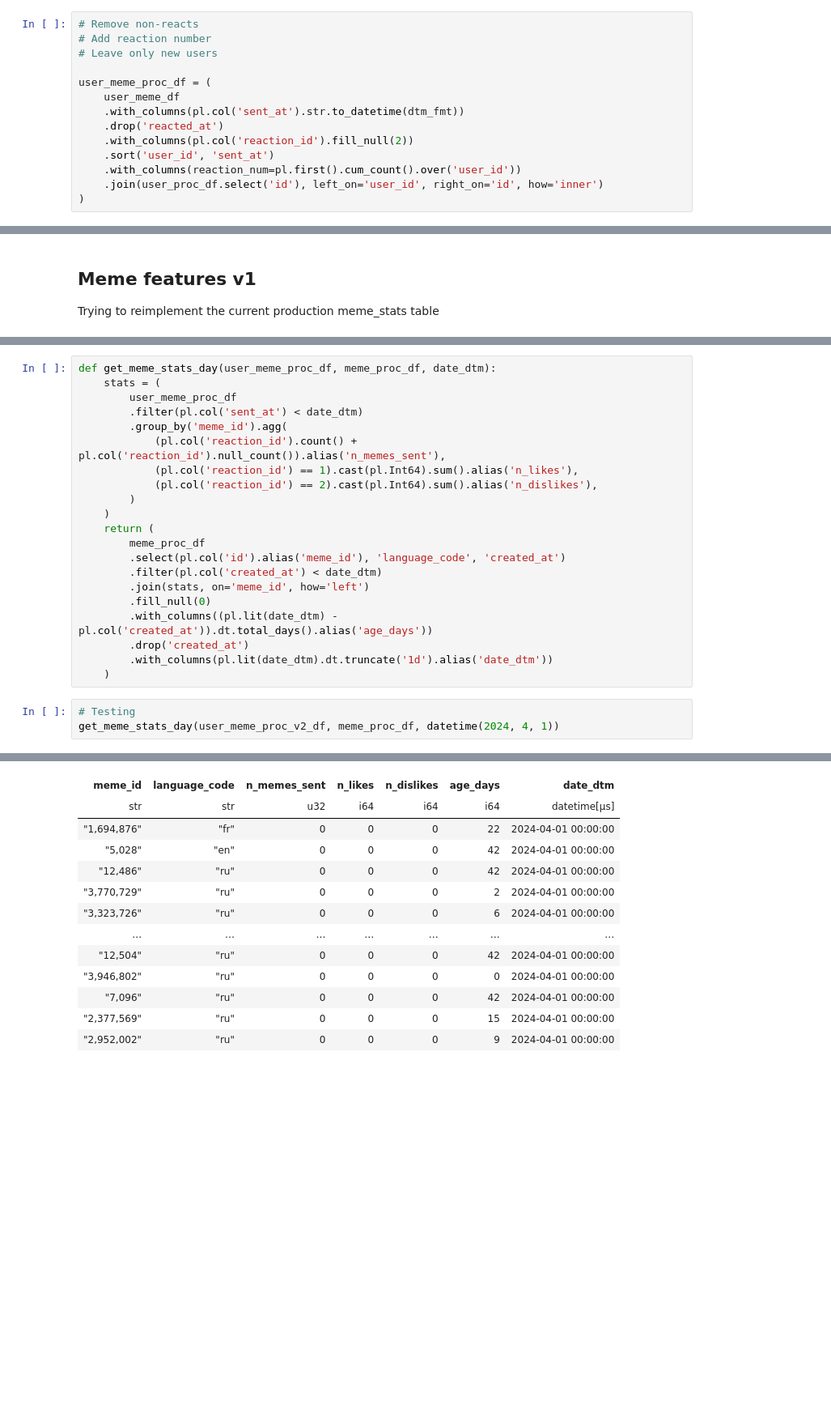
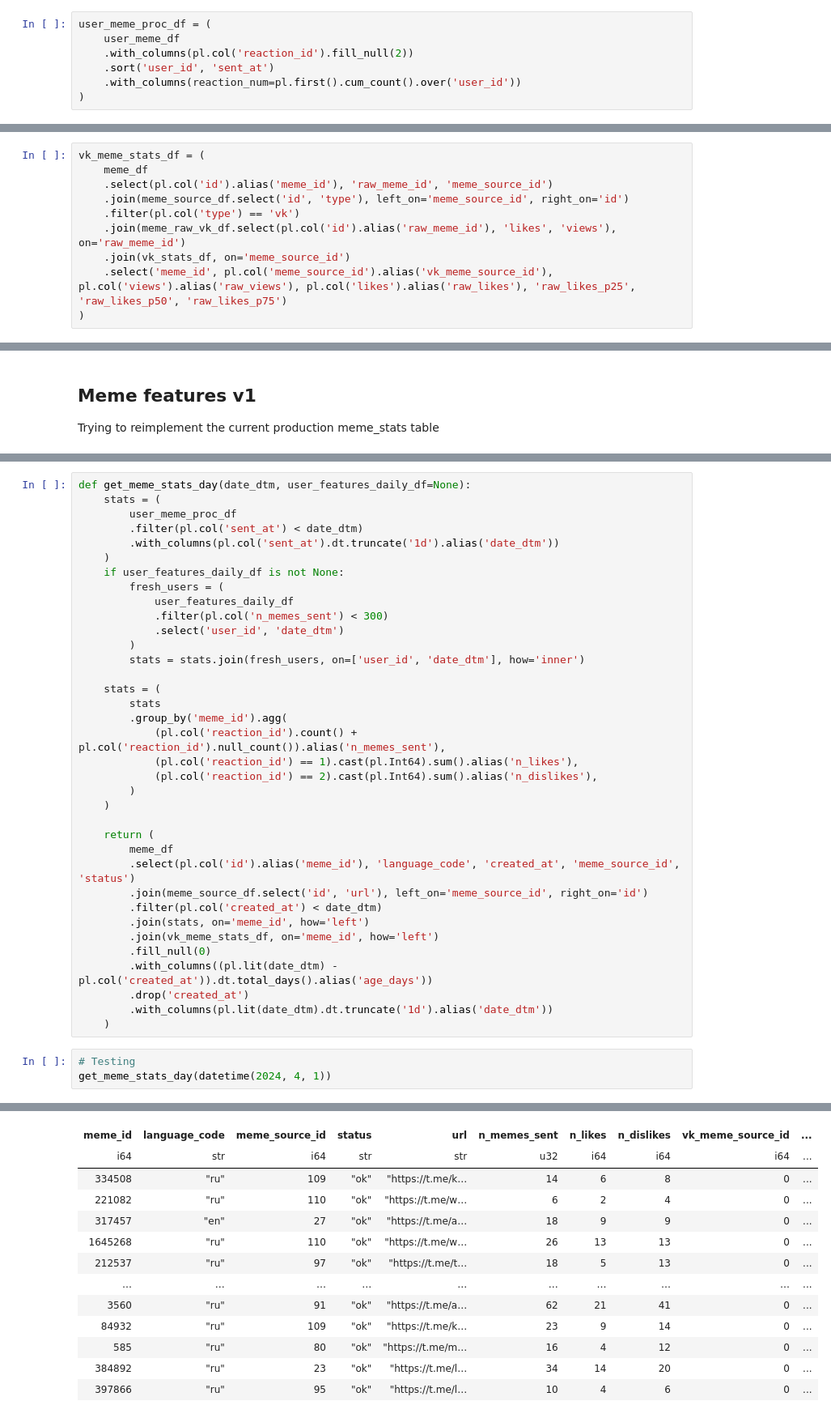
Before and after one commit to ffmemes/ff-research, a Jupyter notebook: 2405_cold_start_baselines/Cold Start Dataset Preparation.ipynb, the cells around one changed output, grey strips where cells are left out. Shown at 81% size. Saved outputs shown, nothing was run; the diff lists cells and outputs as text; blank space fills up the shorter version.

Commit message:
added new algo - selected sources

```diff
--- a/2405_cold_start_baselines/Cold Start Dataset Preparation.ipynb
+++ b/2405_cold_start_baselines/Cold Start Dataset Preparation.ipynb
@@ -54,14 +49,7 @@ user_proc_df = (
 # %%
-# Remove non-reacts
-# Add reaction number
-# Leave only new users
-
 user_meme_proc_df = (
     user_meme_df
-    .with_columns(pl.col('sent_at').str.to_datetime(dtm_fmt))
-    .drop('reacted_at')
     .with_columns(pl.col('reaction_id').fill_null(2))
     .sort('user_id', 'sent_at')
     .with_columns(reaction_num=pl.first().cum_count().over('user_id'))
-    .join(user_proc_df.select('id'), left_on='user_id', right_on='id', how='inner')
 )
@@ -141,0 +189,10 @@ coldstart_dataset_df.write_parquet('coldstart_dataset.pq')
+# %%
+vk_meme_stats_df = (
+    meme_df
+    .select(pl.col('id').alias('meme_id'), 'raw_meme_id', 'meme_source_id')
+    .join(meme_source_df.select('id', 'type'), left_on='meme_source_id', right_on='id')
+    .filter(pl.col('type') == 'vk')
+    .join(meme_raw_vk_df.select(pl.col('id').alias('raw_meme_id'), 'likes', 'views'), on='raw_meme_id')
+    .join(vk_stats_df, on='meme_source_id')
+    .select('meme_id', pl.col('meme_source_id').alias('vk_meme_source_id'), pl.col('views').alias('raw_views'), pl.col('likes').alias('raw_likes'), 'raw_likes_p25', 'raw_likes_p50', 'raw_likes_p75')
+)
@@ -159,19 +222,34 @@ user_meme_proc_v2_df = (
 # %%
-def get_meme_stats_day(user_meme_proc_df, meme_proc_df, date_dtm):
+def get_meme_stats_day(date_dtm, user_features_daily_df=None):
     stats = (
         user_meme_proc_df
         .filter(pl.col('sent_at') < date_dtm)
+        .with_columns(pl.col('sent_at').dt.truncate('1d').alias('date_dtm'))
+    )
+    if user_features_daily_df is not None:
+        fresh_users = (
+            user_features_daily_df
+            .filter(pl.col('n_memes_sent') < 300)
+            .select('user_id', 'date_dtm')
+        )
+        stats = stats.join(fresh_users, on=['user_id', 'date_dtm'], how='inner')
+
+    stats = (
+        stats
         .group_by('meme_id').agg(
             (pl.col('reaction_id').count() + pl.col('reaction_id').null_count()).alias('n_memes_sent'),
             (pl.col('reaction_id') == 1).cast(pl.Int64).sum().alias('n_likes'),
             (pl.col('reaction_id') == 2).cast(pl.Int64).sum().alias('n_dislikes'),
         )
     )
+
     return (
-        meme_proc_df
-        .select(pl.col('id').alias('meme_id'), 'language_code', 'created_at')
+        meme_df
+        .select(pl.col('id').alias('meme_id'), 'language_code', 'created_at', 'meme_source_id', 'status')
+        .join(meme_source_df.select('id', 'url'), left_on='meme_source_id', right_on='id')
         .filter(pl.col('created_at') < date_dtm)
         .join(stats, on='meme_id', how='left')
+        .join(vk_meme_stats_df, on='meme_id', how='left')
         .fill_null(0)
         .with_columns((pl.lit(date_dtm) - pl.col('created_at')).dt.total_days().alias('age_days'))
         .drop('created_at')
@@ -179,5 +257,5 @@ def get_meme_stats_day(user_meme_proc_df, meme_proc_df, date_dtm):
     )
 # %%
 # Testing
-get_meme_stats_day(user_meme_proc_v2_df, meme_proc_df, datetime(2024, 4, 1))
+get_meme_stats_day(datetime(2024, 4, 1))
 # %% [output]
@@ -185,16 +263,16 @@ shape: (38_473, 7)
-| meme_id | language_code | n_memes_sent | n_likes | n_dislikes | age_days | date_dtm |
-| str | str | u32 | i64 | i64 | i64 | datetime[μs] |
-| "1,694,876" | "fr" | 0 | 0 | 0 | 22 | 2024-04-01 00:00:00 |
-| "5,028" | "en" | 0 | 0 | 0 | 42 | 2024-04-01 00:00:00 |
-| "12,486" | "ru" | 0 | 0 | 0 | 42 | 2024-04-01 00:00:00 |
-| "3,770,729" | "ru" | 0 | 0 | 0 | 2 | 2024-04-01 00:00:00 |
-| "3,323,726" | "ru" | 0 | 0 | 0 | 6 | 2024-04-01 00:00:00 |
-| … | … | … | … | … | … | … |
-| "12,504" | "ru" | 0 | 0 | 0 | 42 | 2024-04-01 00:00:00 |
-| "3,946,802" | "ru" | 0 | 0 | 0 | 0 | 2024-04-01 00:00:00 |
-| "7,096" | "ru" | 0 | 0 | 0 | 42 | 2024-04-01 00:00:00 |
-| "2,377,569" | "ru" | 0 | 0 | 0 | 15 | 2024-04-01 00:00:00 |
-| "2,952,002" | "ru" | 0 | 0 | 0 | 9 | 2024-04-01 00:00:00 |
+| meme_id | language_code | meme_source_id | status | url | n_memes_sent | n_likes | n_dislikes | vk_meme_source_id | ... |
+| i64 | str | i64 | str | str | u32 | i64 | i64 | i64 | ... |
+| 334508 | "ru" | 109 | "ok" | "https://t.me/k… | 14 | 6 | 8 | 0 | ... |
+| 221082 | "ru" | 110 | "ok" | "https://t.me/w… | 6 | 2 | 4 | 0 | ... |
+| 317457 | "en" | 27 | "ok" | "https://t.me/a… | 18 | 9 | 9 | 0 | ... |
+| 1645268 | "ru" | 110 | "ok" | "https://t.me/w… | 26 | 13 | 13 | 0 | ... |
+| 212537 | "ru" | 97 | "ok" | "https://t.me/t… | 18 | 5 | 13 | 0 | ... |
+| … | … | … | … | … | … | … | … | … | ... |
+| 3560 | "ru" | 91 | "ok" | "https://t.me/a… | 62 | 21 | 41 | 0 | ... |
+| 84932 | "ru" | 109 | "ok" | "https://t.me/k… | 23 | 9 | 14 | 0 | ... |
+| 585 | "ru" | 80 | "ok" | "https://t.me/m… | 16 | 4 | 12 | 0 | ... |
+| 384892 | "ru" | 23 | "ok" | "https://t.me/l… | 34 | 14 | 20 | 0 | ... |
+| 397866 | "ru" | 95 | "ok" | "https://t.me/l… | 10 | 4 | 6 | 0 | ... |
 # %%
 # Not very reliable though no constants
 # Drop the first day
```
Also changed, not shown: parts of 33 cells of this notebook, 5 other files.
